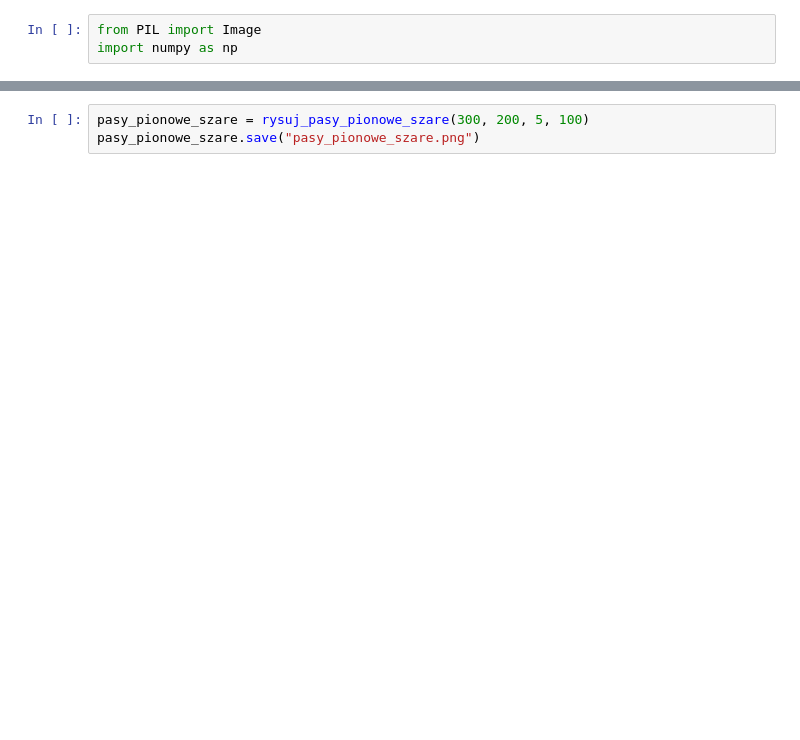
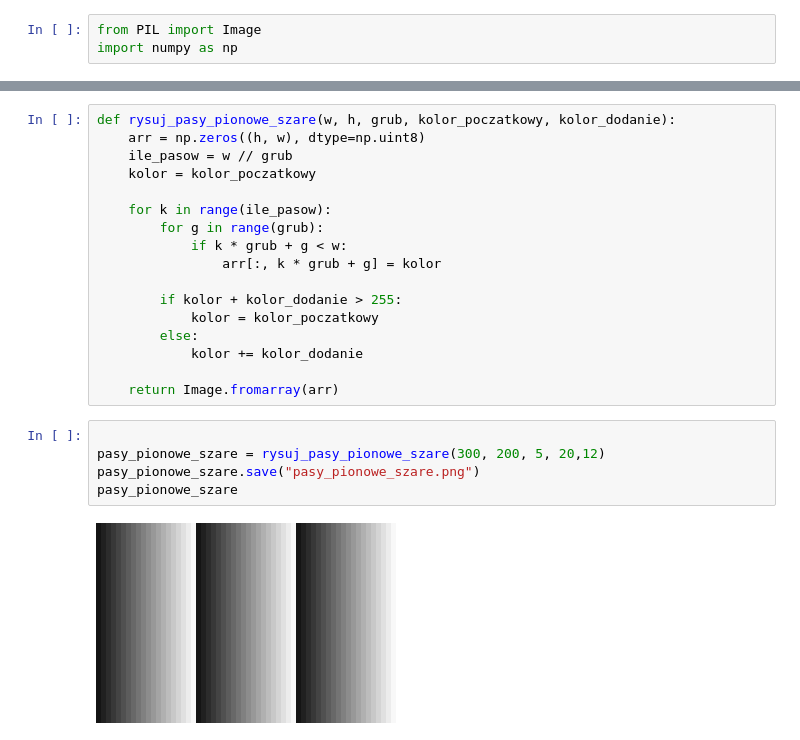
Before and after one commit to BorysPakosz/GrafikaCw, a Jupyter notebook: lab3 - pliki-20241017/lab3a.ipynb, the cells around one changed output, grey strips where cells are left out. Cells and saved outputs as stored; diff of their text form; blank space fills up the shorter version.

```diff
--- a/lab3 - pliki-20241017/lab3a.ipynb
+++ b/lab3 - pliki-20241017/lab3a.ipynb
@@ -41,3 +37,24 @@ def rysuj_pasy_pionowe_szare(w, h, grub, zmiana_koloru):
+# %%
+def rysuj_pasy_pionowe_szare(w, h, grub, kolor_poczatkowy, kolor_dodanie):
+    arr = np.zeros((h, w), dtype=np.uint8)
+    ile_pasow = w // grub
+    kolor = kolor_poczatkowy
+
+    for k in range(ile_pasow):
+        for g in range(grub):
+            if k * grub + g < w:
+                arr[:, k * grub + g] = kolor
+
+        if kolor + kolor_dodanie > 255:
+            kolor = kolor_poczatkowy
+        else:
+            kolor += kolor_dodanie
+
+    return Image.fromarray(arr)
 # %%
-pasy_pionowe_szare = rysuj_pasy_pionowe_szare(300, 200, 5, 100)
+
+pasy_pionowe_szare = rysuj_pasy_pionowe_szare(300, 200, 5, 20,12)
 pasy_pionowe_szare.save("pasy_pionowe_szare.png")
+pasy_pionowe_szare
+# %% [output]
+[figure, added]
```
Also changed, not shown: parts of 12 cells of this notebook, 12 other files.
